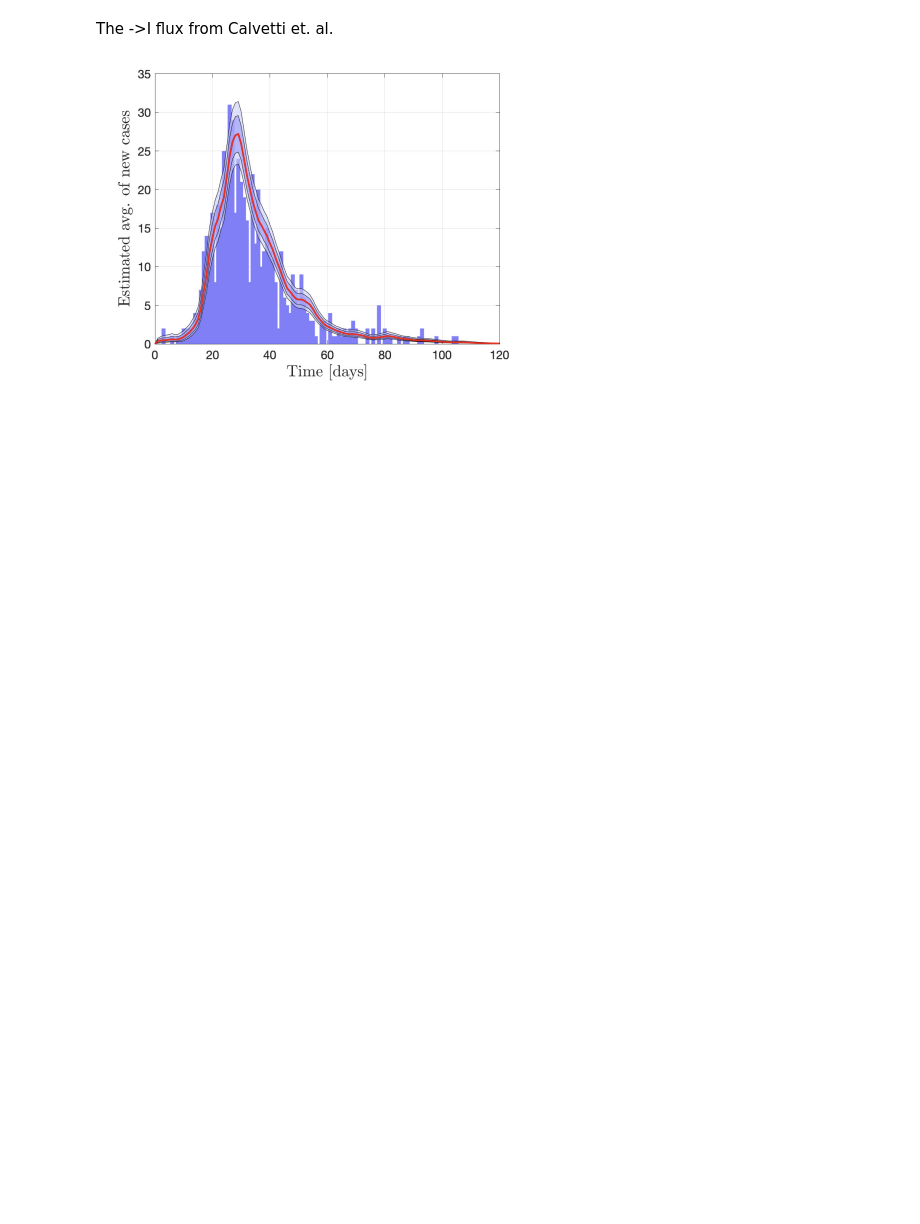
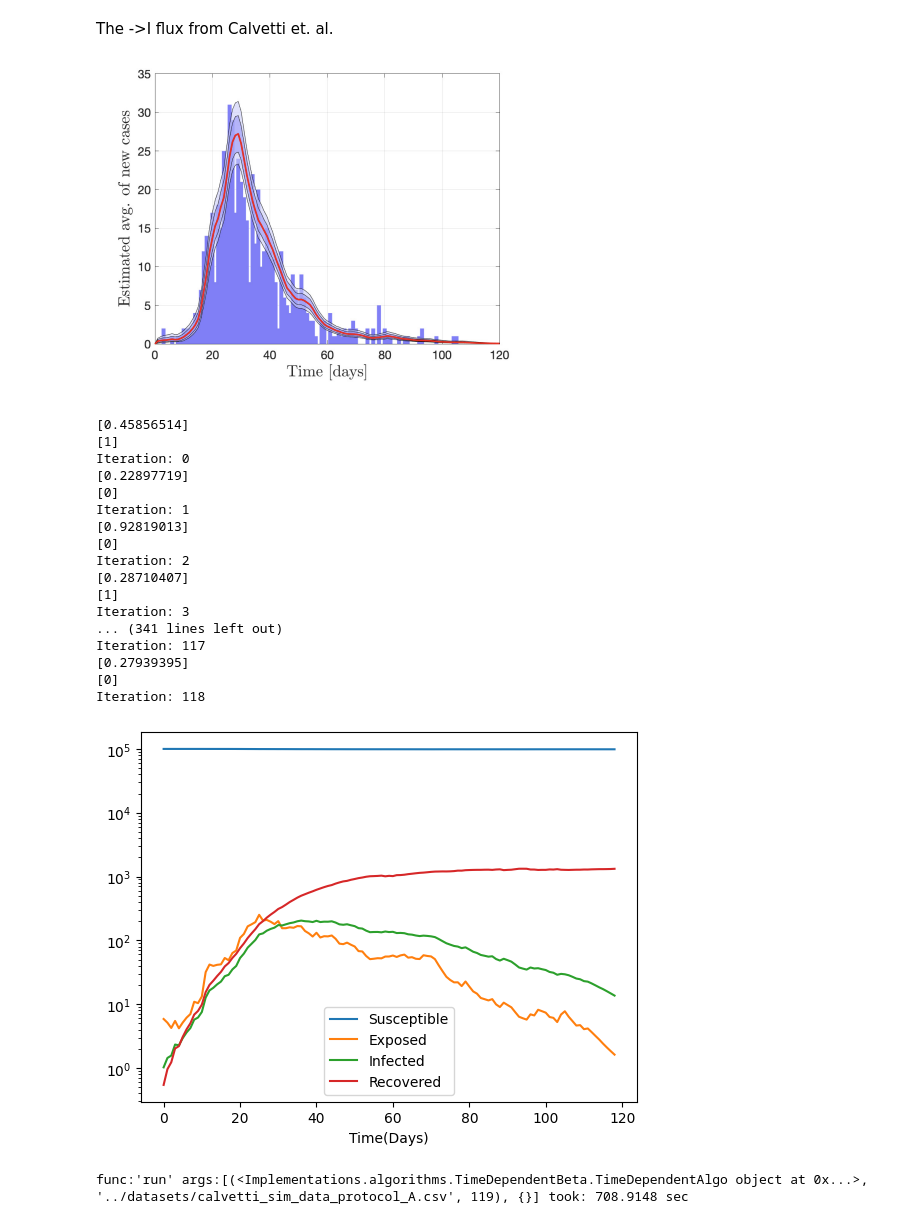
Before and after one commit to atiumcache/PF_forecast, a Jupyter notebook: juptyer notebooks/Calvetti_Model.ipynb, the cells around one changed output. Saved outputs shown, nothing was run; the diff lists cells and outputs as text; code cells hidden in the pictures; blank space fills up the shorter version.

```diff
--- a/juptyer notebooks/Calvetti_Model.ipynb
+++ b/juptyer notebooks/Calvetti_Model.ipynb
@@ -108,3 +111,61 @@ plt.show()
 The ->I flux from Calvetti et. al.
 
 ![image.png](attachment:image.png)
+# %%
+'''Entry point for the particle filtering code '''
+
+from Implementations.algorithms.TimeDependentBeta import TimeDependentAlgo
+from Implementations.resamplers.resamplers import PoissonResample
+from Implementations.solvers.DeterministicSolvers import LSODACalvettiSolver
+from Implementations.perturbers.perturbers import MultivariatePerturbations
+from utilities.Utils import Context,ESTIMATION
+from functools import partial
+
+
+'''Algorithm object encapsulating all the requirements'''
+algo = TimeDependentAlgo(integrator = LSODACalvettiSolver(),
+                        perturb = MultivariatePerturbations(hyper_params={"h":0.8,"sigma1":0.01,"sigma2":0.1,"k":0.01}),
+                        resampler = PoissonResample(),
+                        ctx=Context(population=100_000,
+                                    state_size = 4,
+                                    weights=np.zeros(20000),
+                                    seed_loc=1,
+                                    seed_size=0.0001,
+                                    forward_estimation=1,
+                                    rng=np.random.default_rng(),
+                        particle_count=20000))
+
+algo.initialize(params={
+"beta":ESTIMATION.VARIABLE,
+"gamma":ESTIMATION.STATIC,
+"mu":0.004,
+"q":0.1,
+"eta":ESTIMATION.STATIC,
+}
+,priors={"beta":partial(algo.ctx.rng.uniform,0.1,0.6),
+          "gamma":partial(algo.ctx.rng.uniform,1/28,1/7),
+          "eta":partial(algo.ctx.rng.uniform,1/15,1/3),
+          })
+
+'''Runs the PF over the specified data set for the specified length of time'''
+algo.run(f'../datasets/calvetti_sim_data_protocol_A.csv',119)
+# %% [output]
+[0.45856514]
+[1]
+Iteration: 0
+[0.22897719]
+[0]
+Iteration: 1
+[0.92819013]
+[0]
+Iteration: 2
+[0.28710407]
+[1]
+Iteration: 3
+... (341 lines left out)
+Iteration: 117
+[0.27939395]
+[0]
+Iteration: 118
+[figure, added]
+func:'run' args:[(<Implementations.algorithms.TimeDependentBeta.TimeDependentAlgo object at 0x...>, '../datasets/calvetti_sim_data_protocol_A.csv', 119), {}] took: 708.9148 sec
```
Also changed, not shown: parts of 4 cells of this notebook, 9 other files.
